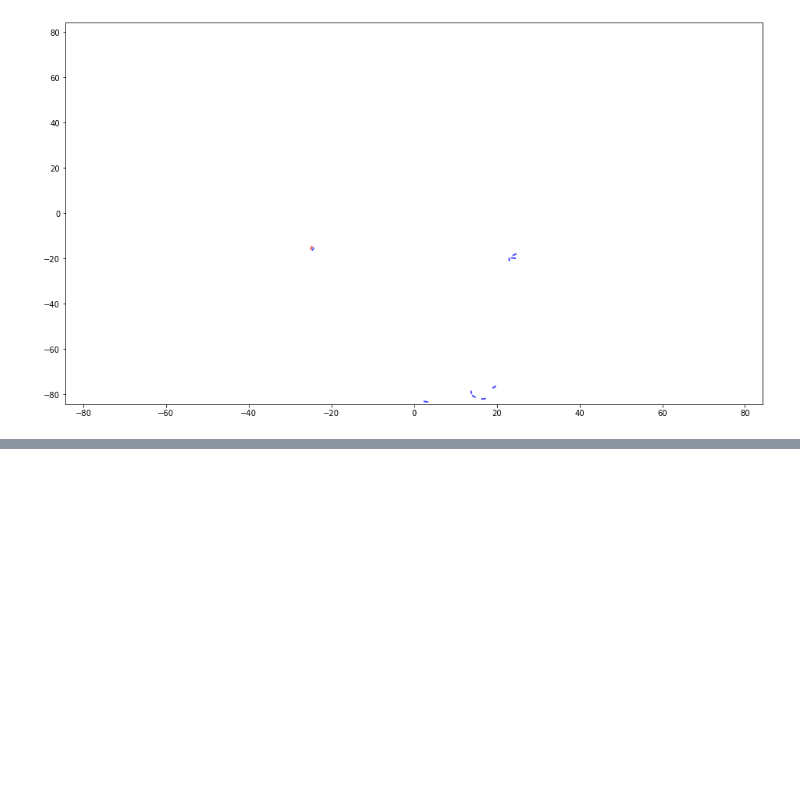
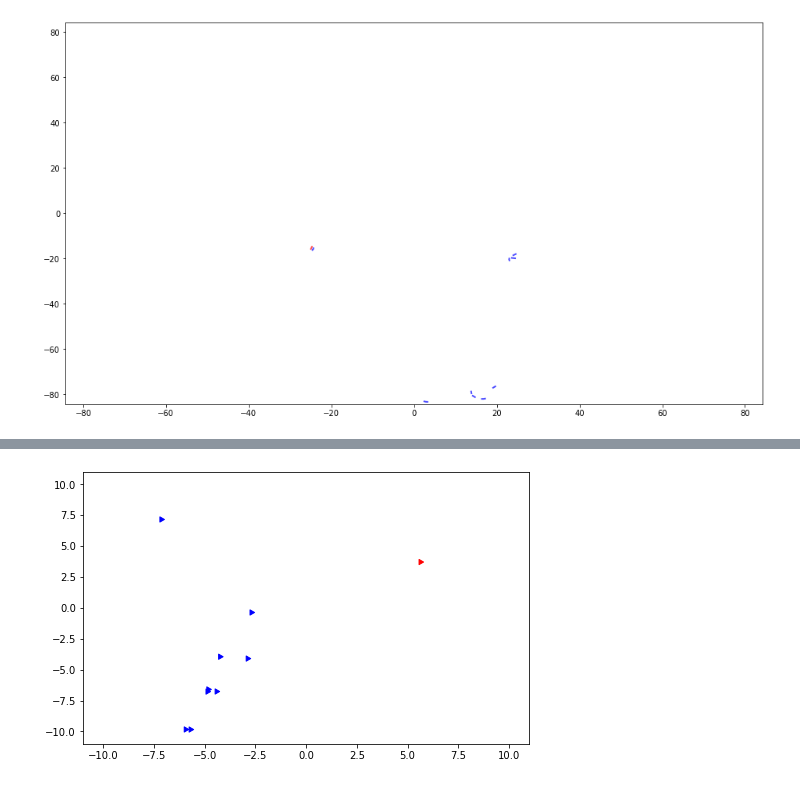
Before and after one commit to fbrand-new/reinforced-birds, a Jupyter notebook: AnimateTrajectory.ipynb, the cells around one changed output, grey strips where cells are left out. Saved outputs shown, nothing was run; the diff lists cells and outputs as text; code cells hidden in the pictures; blank space fills up the shorter version.

```diff
--- a/AnimateTrajectory.ipynb
+++ b/AnimateTrajectory.ipynb
@@ -118,0 +107,4 @@ HTML(anim_p.to_html5_video())
+# %%
+anim_p = animate_trajectory(98000, data_folder="data")
+HTML(anim_p.to_html5_video())
+# %% [output]
@@ -118,0 +112 @@ HTML(anim_p.to_html5_video())
+[figure, added]
```
Also changed, not shown: parts of 7 cells of this notebook, 12 other files.
